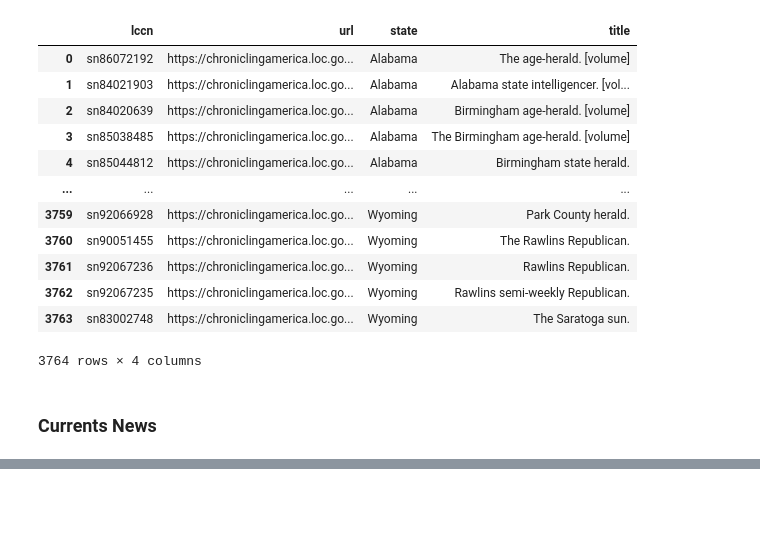
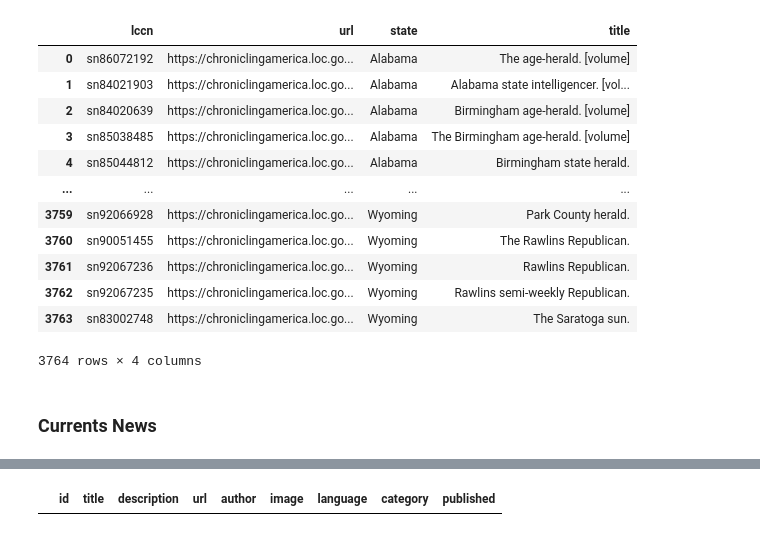
Before and after one commit to raqclf/lab-working-with-api, a Jupyter notebook: API.ipynb, the cells around one changed output, grey strips where cells are left out. Saved outputs shown, nothing was run; the diff lists cells and outputs as text; code cells hidden in the pictures; blank space fills up the shorter version.

```diff
--- a/API.ipynb
+++ b/API.ipynb
@@ -128,0 +152,4 @@ pd.DataFrame(dict(newsdf['news'])).transpose()
+# %%
+macron
+# %% [output]
+|  | id | title | description | url | author | image | language | category | published |
```
Also changed, not shown: parts of 6 cells of this notebook.
